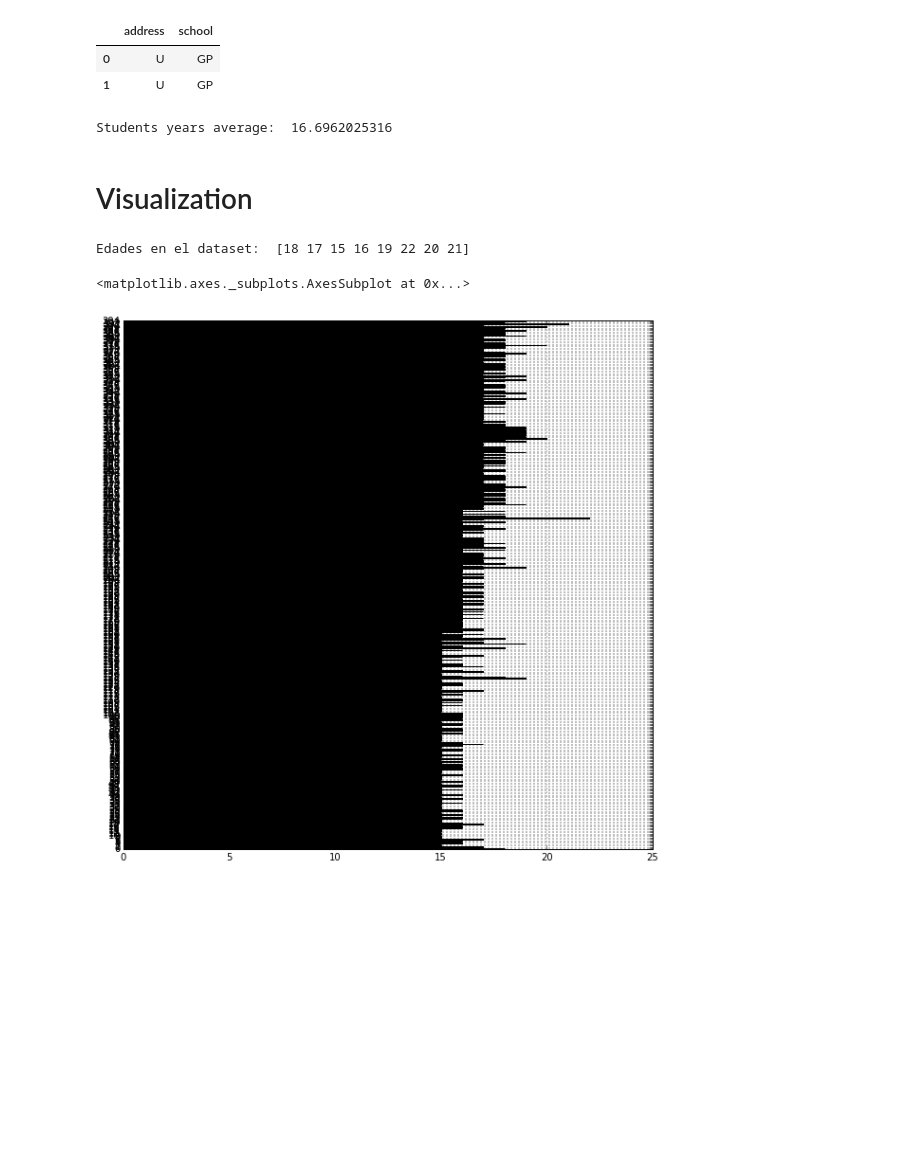
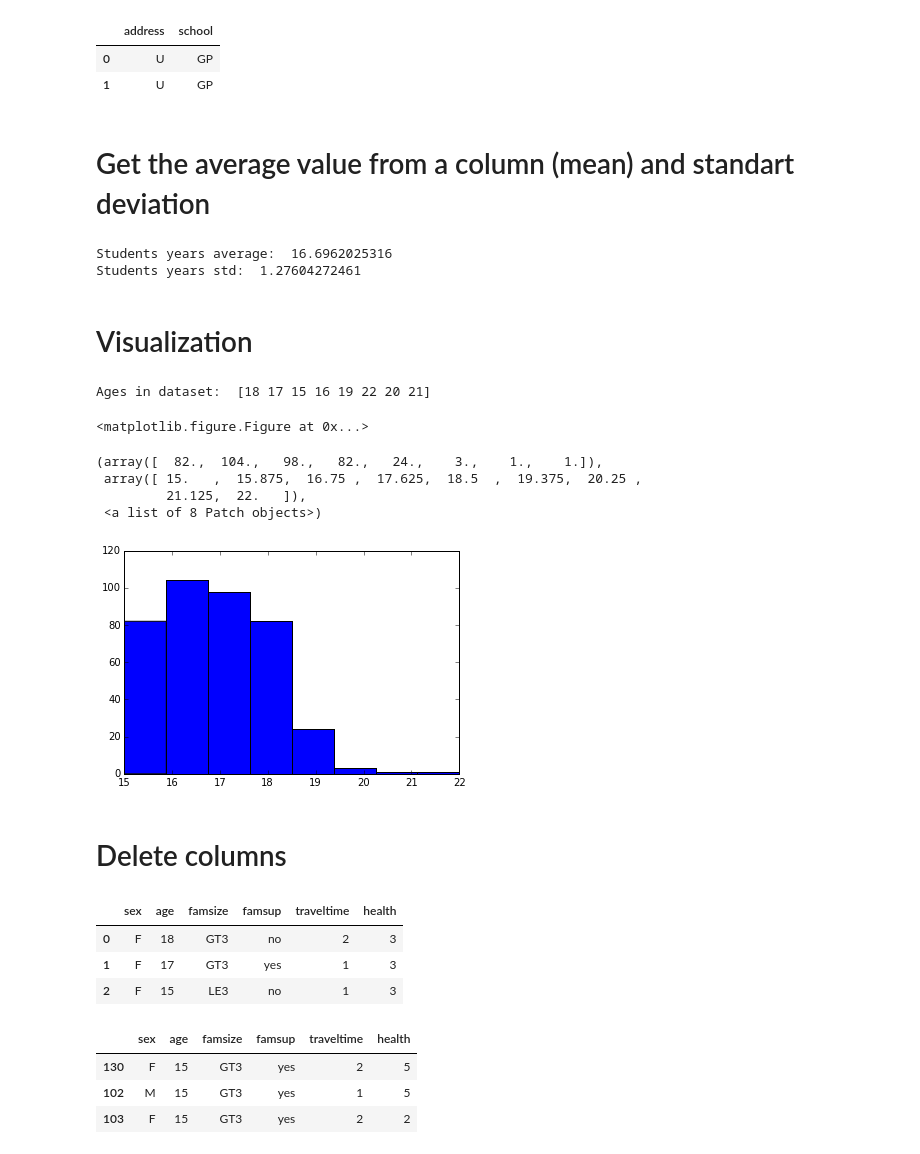
Before and after one commit to wandarinca/Python_Data, a Jupyter notebook: Students.ipynb, the cells around one changed output. Drawn from its saved outputs; the diff is of its cells as text; code cells hidden in the pictures; blank space fills up the shorter version.

```diff
--- a/Students.ipynb
+++ b/Students.ipynb
@@ -61,19 +70,31 @@ dataframe[["address","school"]].head(2) #subconjunto
 |  | address | school |
 | 0 | U | GP |
 | 1 | U | GP |
+# %% [markdown]
+# Get the average value from a column (mean) and standart deviation
 # %%
 mean=dataframe.age.mean()
 print "Students years average: ",  mean
+std= dataframe.age.std()
+print "Students years std: ",  std
 # %% [output]
 Students years average:  16.6962025316
+Students years std:  1.27604272461
 # %% [markdown]
 # Visualization
 # %%
 plt.figure(figsize=(10,10))
-print "Edades en el dataset: ",dataframe.age.unique()
-edades=dataframe.age.unique()
-dataframe.age.plot(label="age",kind='barh')
+print "Ages in dataset: ",dataframe.age.unique()
 # %% [output]
-Edades en el dataset:  [18 17 15 16 19 22 20 21]
+Ages in dataset:  [18 17 15 16 19 22 20 21]
-<matplotlib.axes._subplots.AxesSubplot at 0x...>
+<matplotlib.figure.Figure at 0x...>
-[figure, removed]
+# %%
+plt.hist(dataframe['age'],bins=8)
+# %% [output]
+(array([  82.,  104.,   98.,   82.,   24.,    3.,    1.,    1.]),
+ array([ 15.   ,  15.875,  16.75 ,  17.625,  18.5  ,  19.375,  20.25 ,
+         21.125,  22.   ]),
+ <a list of 8 Patch objects>)
+[figure, added]
+# %% [markdown]
+# Delete columns
@@ -79,0 +103,16 @@ Edades en el dataset:  [18 17 15 16 19 22 20 21]
+# %%
+subset=dataframe[["sex","age","famsize","famsup","traveltime","health"]]
+subset.head(3)
+# %% [output]
+|  | sex | age | famsize | famsup | traveltime | health |
+| 0 | F | 18 | GT3 | no | 2 | 3 |
+| 1 | F | 17 | GT3 | yes | 1 | 3 |
+| 2 | F | 15 | LE3 | no | 1 | 3 |
+# %%
+subset=subset.sort("age")
+subset.head(3)
+# %% [output]
+|  | sex | age | famsize | famsup | traveltime | health |
+| 130 | F | 15 | GT3 | yes | 2 | 5 |
+| 102 | M | 15 | GT3 | yes | 1 | 5 |
+| 103 | F | 15 | GT3 | yes | 2 | 2 |
```
Also changed, not shown: parts of 13 cells of this notebook.
